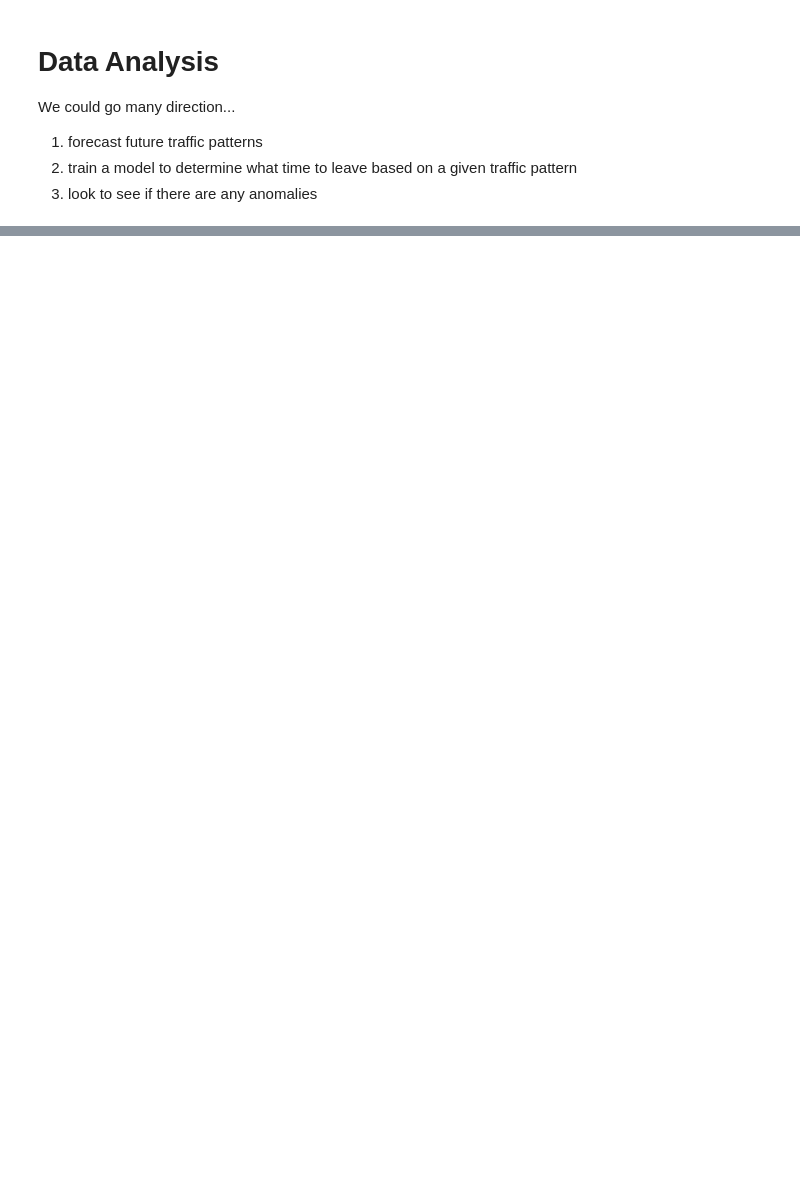
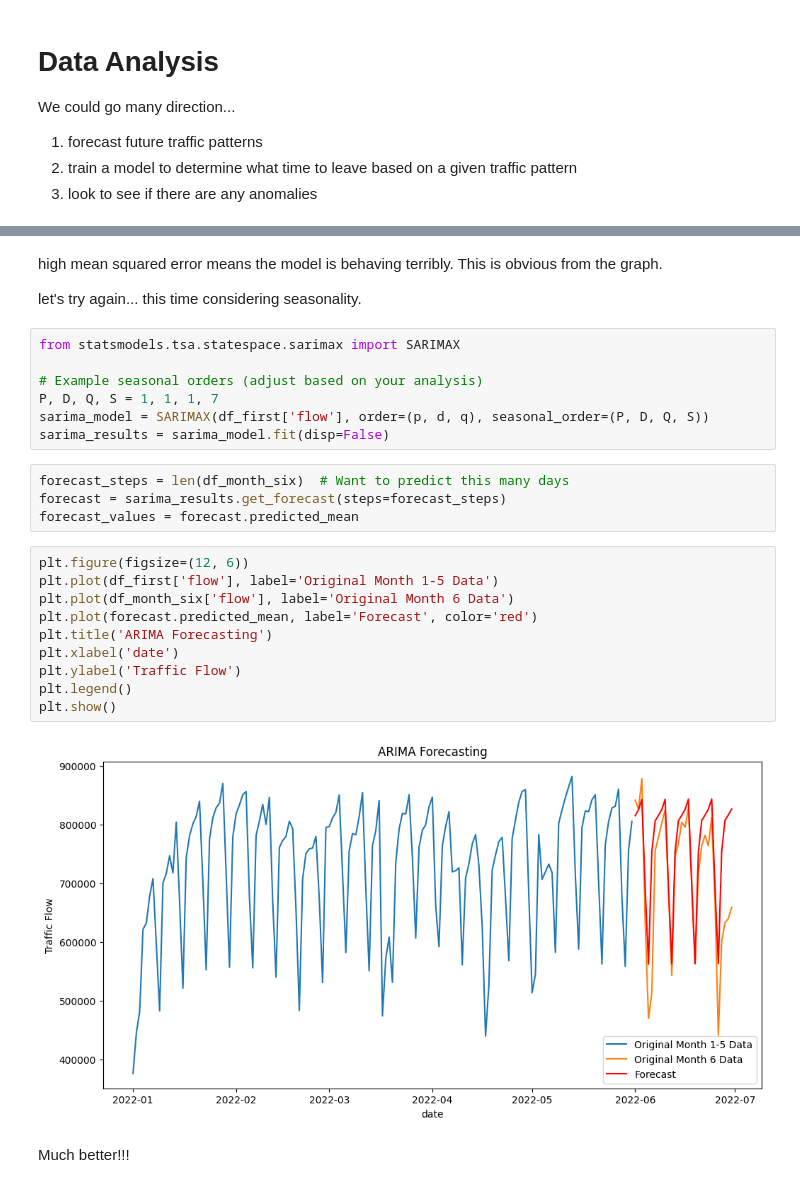
Before and after one commit to arfritzz/DataScienceProjects, a Jupyter notebook: TrafficAnalysis/traffic.ipynb, the cells around one changed output, grey strips where cells are left out. Cells and saved outputs as stored; diff of their text form; blank space fills up the shorter version.

```diff
--- a/TrafficAnalysis/traffic.ipynb
+++ b/TrafficAnalysis/traffic.ipynb
@@ -149,0 +204,29 @@ We could go many direction...
+# %% [markdown]
+high mean squared error means the model is behaving terribly. This is obvious from the graph.
+
+let's try again... this time considering seasonality.
+# %%
+from statsmodels.tsa.statespace.sarimax import SARIMAX
+
+# Example seasonal orders (adjust based on your analysis)
+P, D, Q, S = 1, 1, 1, 7
+sarima_model = SARIMAX(df_first['flow'], order=(p, d, q), seasonal_order=(P, D, Q, S))
+sarima_results = sarima_model.fit(disp=False)
+# %%
+forecast_steps = len(df_month_six)  # Want to predict this many days
+forecast = sarima_results.get_forecast(steps=forecast_steps)
+forecast_values = forecast.predicted_mean
+# %%
+plt.figure(figsize=(12, 6))
+plt.plot(df_first['flow'], label='Original Month 1-5 Data')
+plt.plot(df_month_six['flow'], label='Original Month 6 Data')
+plt.plot(forecast.predicted_mean, label='Forecast', color='red')
+plt.title('ARIMA Forecasting')
+plt.xlabel('date')
+plt.ylabel('Traffic Flow')
+plt.legend()
+plt.show()
+# %% [output]
+[figure, added]
+# %% [markdown]
+Much better!!!
```
Also changed, not shown: parts of 18 cells of this notebook.
